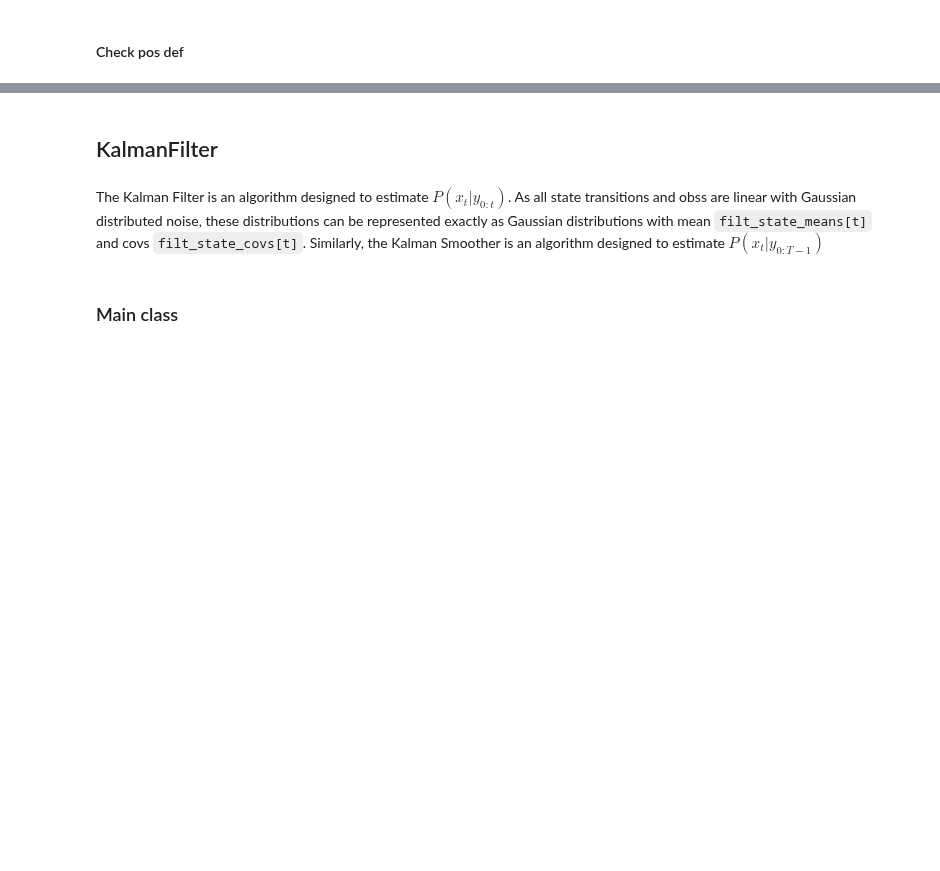
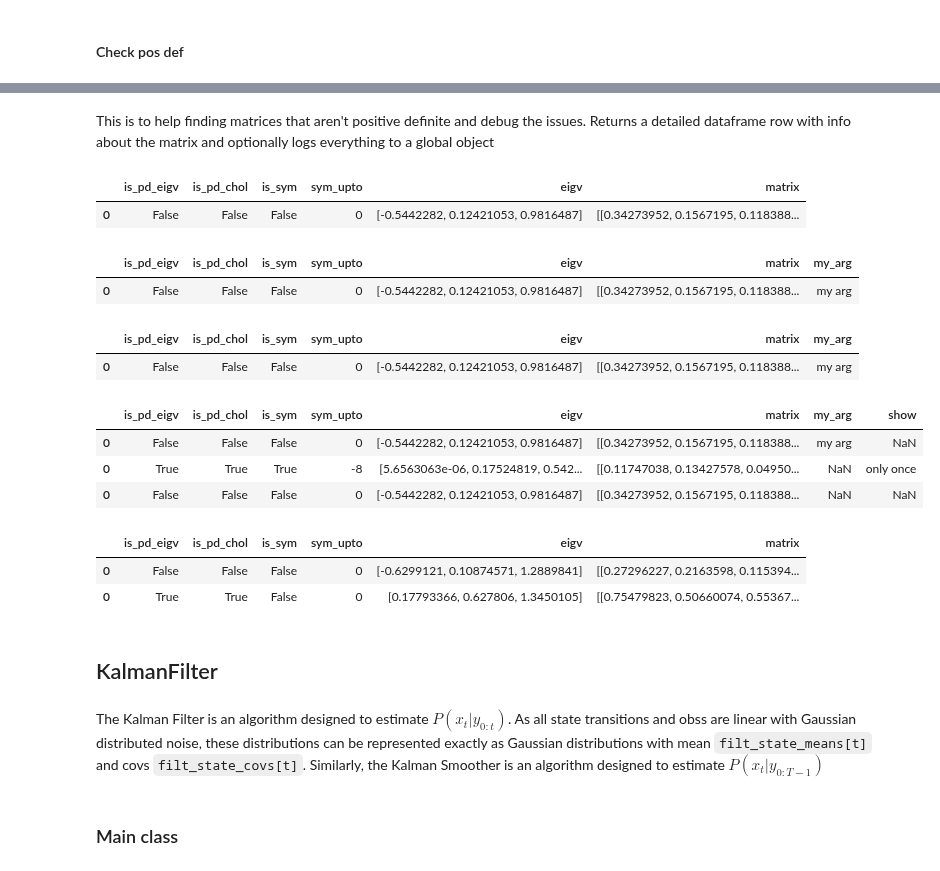
Before and after one commit to mone27/meteo_imp, a Jupyter notebook: lib_nbs/kalman/00_filter.ipynb, the cells around one changed output, grey strips where cells are left out. Drawn from its saved outputs; the diff is of its cells as text; code cells hidden in the pictures; blank space fills up the shorter version.

```diff
--- a/lib_nbs/kalman/00_filter.ipynb
+++ b/lib_nbs/kalman/00_filter.ipynb
@@ -129,25 +179,17 @@ def check_is_pos_semidef(cov):
 #| export
 class PosDef():
     """ Positive Definite Constraint for PyTorch parameters"""
-    def __init__(self, a=1e-5):
-        self.a = a
     def transform(self,
-                  raw # square matrix that will be
+                  raw # square matrix
                  ):
+        """transform any matrix into a positive definite one"""
         C = torch.tril(raw)
         return C @ C.mT
-    def transform_old(self,
-                  raw # square matrix that will be
-                 ):
-        "transform any square matrix into a positive definite one"
-        semi_pos = raw @ raw.T
-        check_is_pos_semidef(semi_pos)
-        return semi_pos + (self.a * torch.eye(raw.shape[0]))
 
     def inverse_transform(self,
                           value # a positive definite matrix
                          ):
-        "tranform positive definite matrix into a raw matrix"
+        """tranform positive definite matrix into a matrix that can be back_transformed using `transform`"""
         return torch.linalg.cholesky(value)
 
 to_posdef = PosDef().transform
@@ -203,7 +221,0 @@ False
-# %%
-#| export
-def symmetric_upto(value, start=-8):
-    for exp in torch.arange(start, 3):
-        if is_symmetric(value, atol=10**exp):
-            return exp
-    return exp
@@ -278,2 +233,0 @@ tensor([0.9833087921, 0.0952116251, 0.4400138855, 0.0813293457, 0.7096094489,
-# %%
-A[mask] = torch.tril(A)[mask]
@@ -424,0 +236,3 @@ def check_posdef2(cov):
+# %% [markdown]
+This is to help finding matrices that aren't positive definite and debug the issues.
+Returns a detailed dataframe row with info about the matrix and optionally logs everything to a global object
@@ -424,0 +298,27 @@ def check_posdef2(cov):
+# %%
+CheckPosDef(True).check(A)
+# %% [output]
+|  | is_pd_eigv | is_pd_chol | is_sym | sym_upto | eigv | matrix |
+| 0 | False | False | False | 0 | [-0.5442282, 0.12421053, 0.9816487] | [[0.34273952, 0.1567195, 0.118388... |
+# %%
+checker = CheckPosDef(True)
+
+checker.check(A, my_arg="my arg") # this will be another col in the log
+# %% [output]
+|  | is_pd_eigv | is_pd_chol | is_sym | sym_upto | eigv | matrix | my_arg |
+| 0 | False | False | False | 0 | [-0.5442282, 0.12421053, 0.9816487] | [[0.34273952, 0.1567195, 0.118388... | my arg |
+# %%
+checker.log
+# %% [output]
+|  | is_pd_eigv | is_pd_chol | is_sym | sym_upto | eigv | matrix | my_arg |
+| 0 | False | False | False | 0 | [-0.5442282, 0.12421053, 0.9816487] | [[0.34273952, 0.1567195, 0.118388... | my arg |
+# %%
+checker.add_args(show="only once")
+checker.check(posdef)
+checker.check(A)
+checker.log
+# %% [output]
+|  | is_pd_eigv | is_pd_chol | is_sym | sym_upto | eigv | matrix | my_arg | show |
+| 0 | False | False | False | 0 | [-0.5442282, 0.12421053, 0.9816487] | [[0.34273952, 0.1567195, 0.118388... | my arg | NaN |
+| 0 | True | True | True | -8 | [5.6563063e-06, 0.17524819, 0.542... | [[0.11747038, 0.13427578, 0.04950... | NaN | only once |
+| 0 | False | False | False | 0 | [-0.5442282, 0.12421053, 0.9816487] | [[0.34273952, 0.1567195, 0.118388... | NaN | NaN |
@@ -424,0 +327,6 @@ def check_posdef2(cov):
+# %%
+checker.check(B)
+# %% [output]
+|  | is_pd_eigv | is_pd_chol | is_sym | sym_upto | eigv | matrix |
+| 0 | False | False | False | 0 | [-0.6299121, 0.10874571, 1.2889841] | [[0.27296227, 0.2163598, 0.115394... |
+| 0 | True | True | False | 0 | [0.17793366, 0.627806, 1.3450105] | [[0.75479823, 0.50660074, 0.55367... |
```
Also changed, not shown: parts of 266 cells of this notebook, 10 other files.
